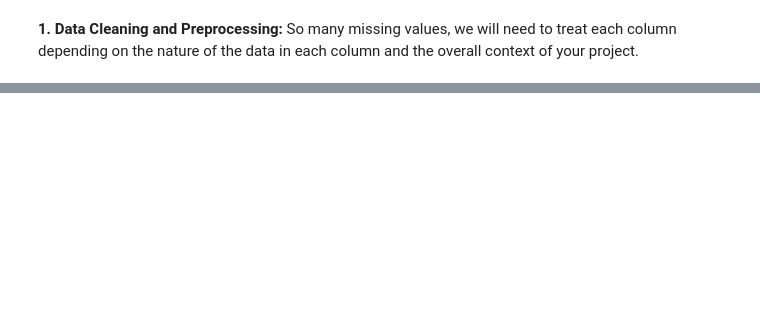
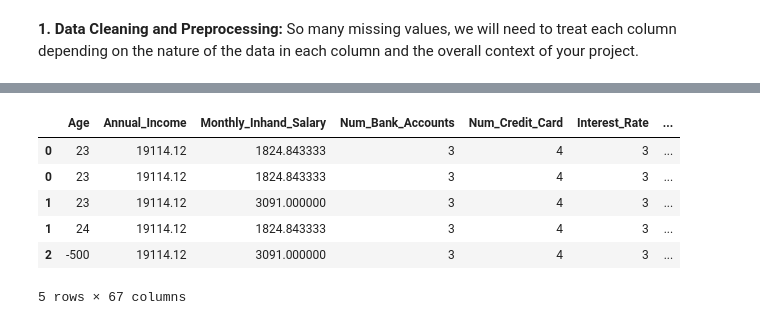
Before and after one commit to astronaut505/Credit-or-crisis, a Jupyter notebook: CreditScoreClassification.ipynb, the cells around one changed output, grey strips where cells are left out. Cells and saved outputs as stored; diff of their text form; code cells hidden in the pictures; blank space fills up the shorter version.

```diff
--- a/CreditScoreClassification.ipynb
+++ b/CreditScoreClassification.ipynb
@@ -164,0 +366,4 @@ missing_values_train[missing_values_train > 0]
+# %%
+columns_to_drop = ['ID', 'Customer_ID', 'Name', 'SSN']
+df = df.drop(columns=columns_to_drop) #<--- dropping columns that are not needed
+df.columns
@@ -165,2 +403,32 @@ missing_values_train[missing_values_train > 0]
+# %%
+nominal_columns = ['Month', 'Occupation', 'Credit_Mix', 'Payment_Behaviour'] #<--- nominal columns
+df = pd.get_dummies(df, columns=nominal_columns)
+
+label_encoder = LabelEncoder() #<--- ordinal columns
+df['Payment_of_Min_Amount'] = label_encoder.fit_transform(df['Payment_of_Min_Amount'])
+
+numerical_columns = ['Annual_Income', 'Num_of_Loan', 'Outstanding_Debt'] #<--- numerical columns
+df[numerical_columns] = df[numerical_columns].apply(pd.to_numeric, errors='coerce')
+# %%
+df['Type_of_Loan'] = df['Type_of_Loan'].str.replace('and ', '').str.split(', ')
+
+mlb = MultiLabelBinarizer()
+
+loan_types_encoded = mlb.fit_transform(df['Type_of_Loan']) #<--- multilabel binarizer. Type_of_Loan column has multiple values per row. e.g (Auto Loan, Credit-Builder Loan, Personal Loan, and Home Equity Loan)
+loan_types_df = pd.DataFrame(loan_types_encoded, columns=mlb.classes_)
+
+df = df.join(loan_types_df)
+
+df.drop('Type_of_Loan', axis=1, inplace=True)
+
+df.head()
+# %% [output]
+|  | Age | Annual_Income | Monthly_Inhand_Salary | Num_Bank_Accounts | Num_Credit_Card | Interest_Rate | ... |
+| 0 | 23 | 19114.12 | 1824.843333 | 3 | 4 | 3 | ... |
+| 0 | 23 | 19114.12 | 1824.843333 | 3 | 4 | 3 | ... |
+| 1 | 23 | 19114.12 | 3091.000000 | 3 | 4 | 3 | ... |
+| 1 | 24 | 19114.12 | 1824.843333 | 3 | 4 | 3 | ... |
+| 2 | -500 | 19114.12 | 3091.000000 | 3 | 4 | 3 | ... |
+5 rows × 67 columns
 # %%
 df.columns
```
Also changed, not shown: parts of 29 cells of this notebook.
